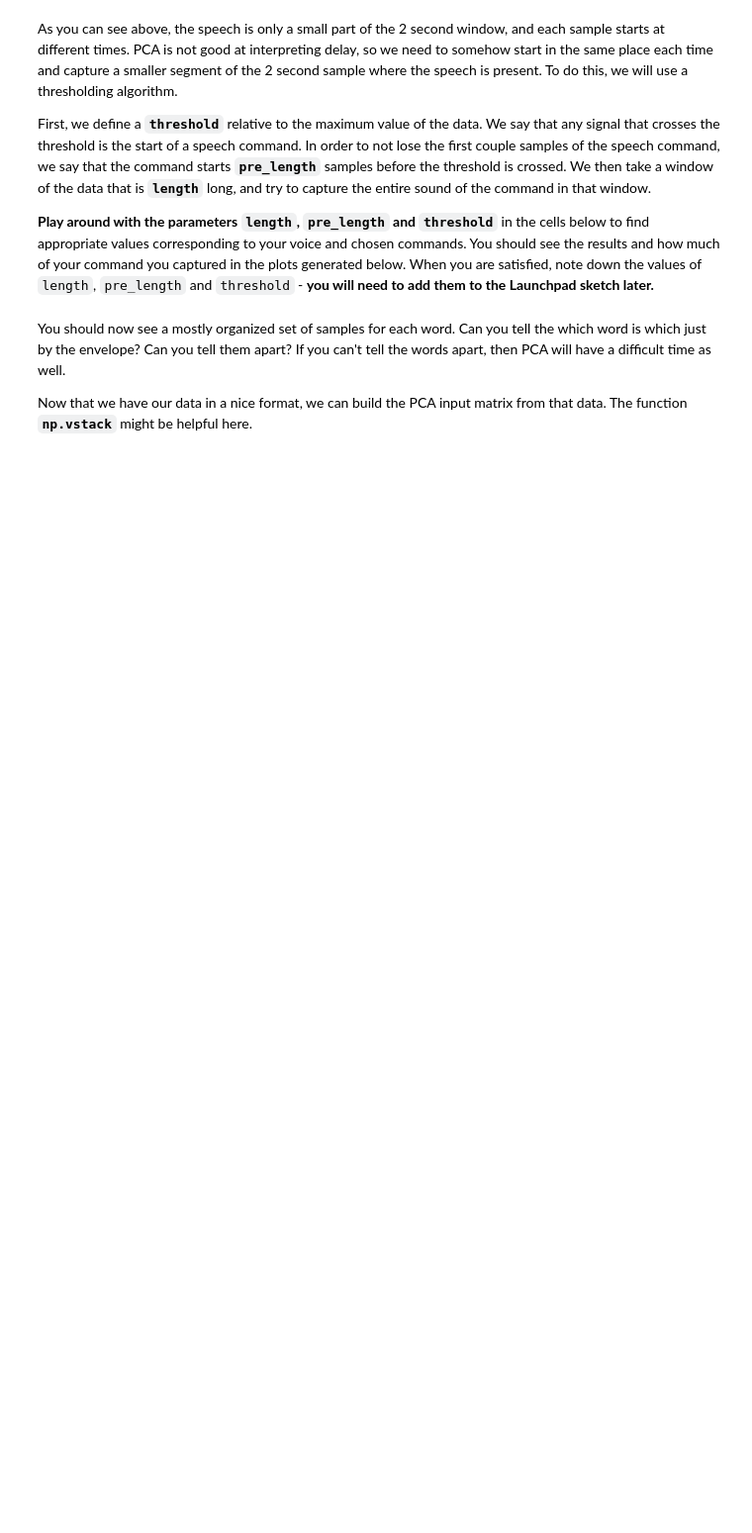
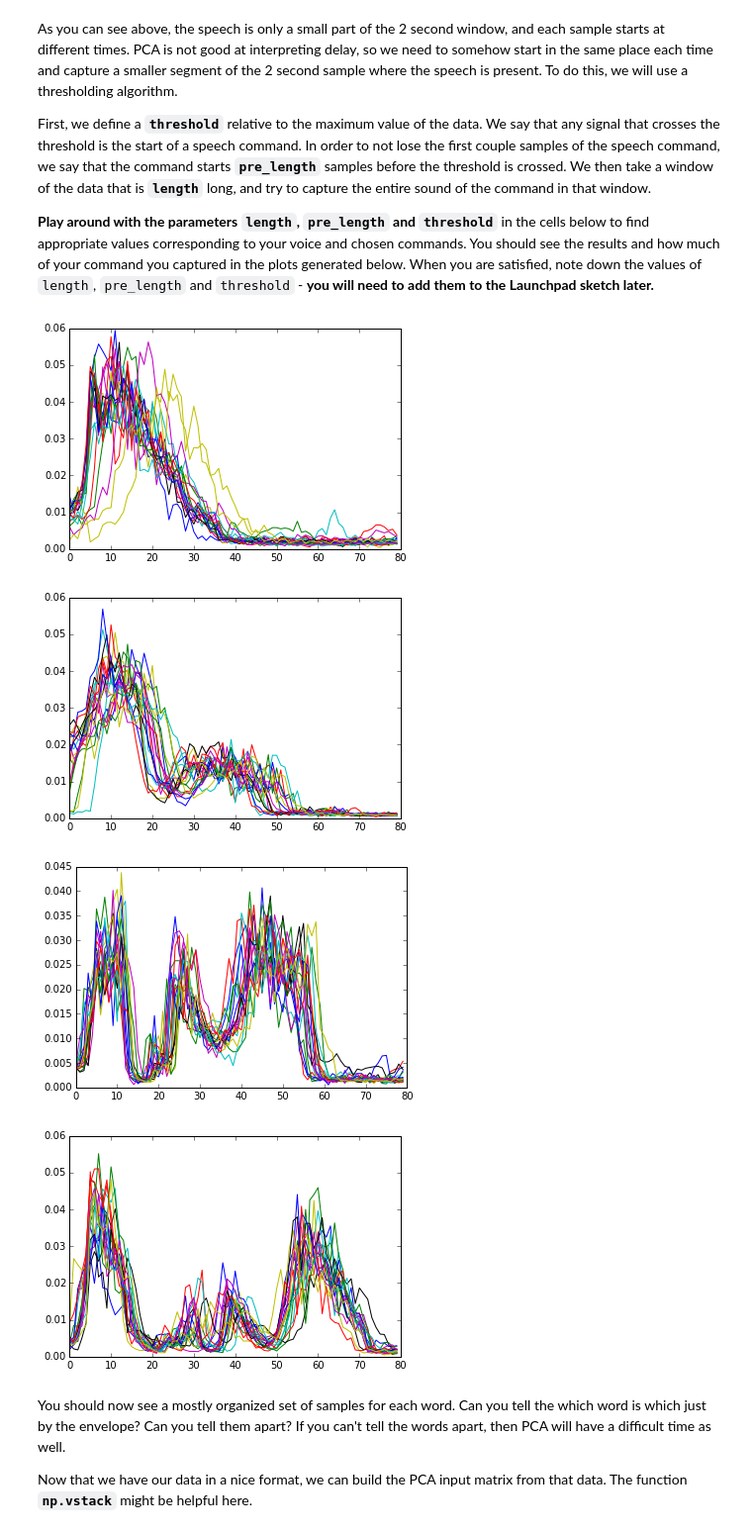
Before and after one commit to johnschulz/ee16b_car, a Jupyter notebook: part 4/SIXT33N-PCA.ipynb, the cells around one changed output. Shown at 99% size. Saved outputs shown, nothing was run; the diff lists cells and outputs as text; code cells hidden in the pictures; blank space fills up the shorter version.

```diff
--- a/part 4/SIXT33N-PCA.ipynb
+++ b/part 4/SIXT33N-PCA.ipynb
@@ -165,10 +165,10 @@ def read_csv(filename):
 # %%
 # Load data from csv
 # YOUR CODE HERE
-word1_raw = read_csv(".csv")
-word2_raw = read_csv(".csv")
-word3_raw = read_csv(".csv")
-word4_raw = read_csv(".csv")
+word1_raw = read_csv("slow.csv")
+word2_raw = read_csv("forward.csv")
+word3_raw = read_csv("make_a_left.csv")
+word4_raw = read_csv("turn_to_the_right.csv")
 
 # Take the same number of readings for all words to be fair
 num_samples = min(np.shape(word1_raw)[0], np.shape(word2_raw)[0], np.shape(word3_raw)[0], np.shape(word4_raw)[0])
@@ -216,24 +221,29 @@ def get_snippets(data, length, pre_length, thres):
 
     return data_out
 # %%
-length = # Default: 40        # Adjust this
-pre_length = # Default: 5     # Adjust this
-threshold = # Default:  0.5    # Adjust this
+length = 80# Default: 40        # Adjust this
+pre_length = 5# Default: 5     # Adjust this
+threshold = 0.6# Default:  0.5    # Adjust this
 
 word1_processed = get_snippets(word1_raw, length, pre_length, threshold)
 plt.plot(word1_processed.T)
 plt.show()
 plt.figure()
 word2_processed = get_snippets(word2_raw, length, pre_length, threshold)
 plt.plot(word2_processed.T)
 plt.show()
 word3_processed = get_snippets(word3_raw, length, pre_length, threshold)
 plt.plot(word3_processed.T)
 plt.show()
 plt.figure()
 word4_processed = get_snippets(word4_raw, length, pre_length, threshold)
 plt.plot(word4_processed.T)
 plt.show()
+# %% [output]
+[figure, added]
+[figure, added]
+[figure, added]
+[figure, added]
 # %% [markdown]
 You should now see a mostly organized set of samples for each word. Can you tell the which word is which just by the envelope? Can you tell them apart? If you can't tell the words apart, then PCA will have a difficult time as well.
 
```
Also changed, not shown: parts of 9 cells of this notebook, 10 other files.
